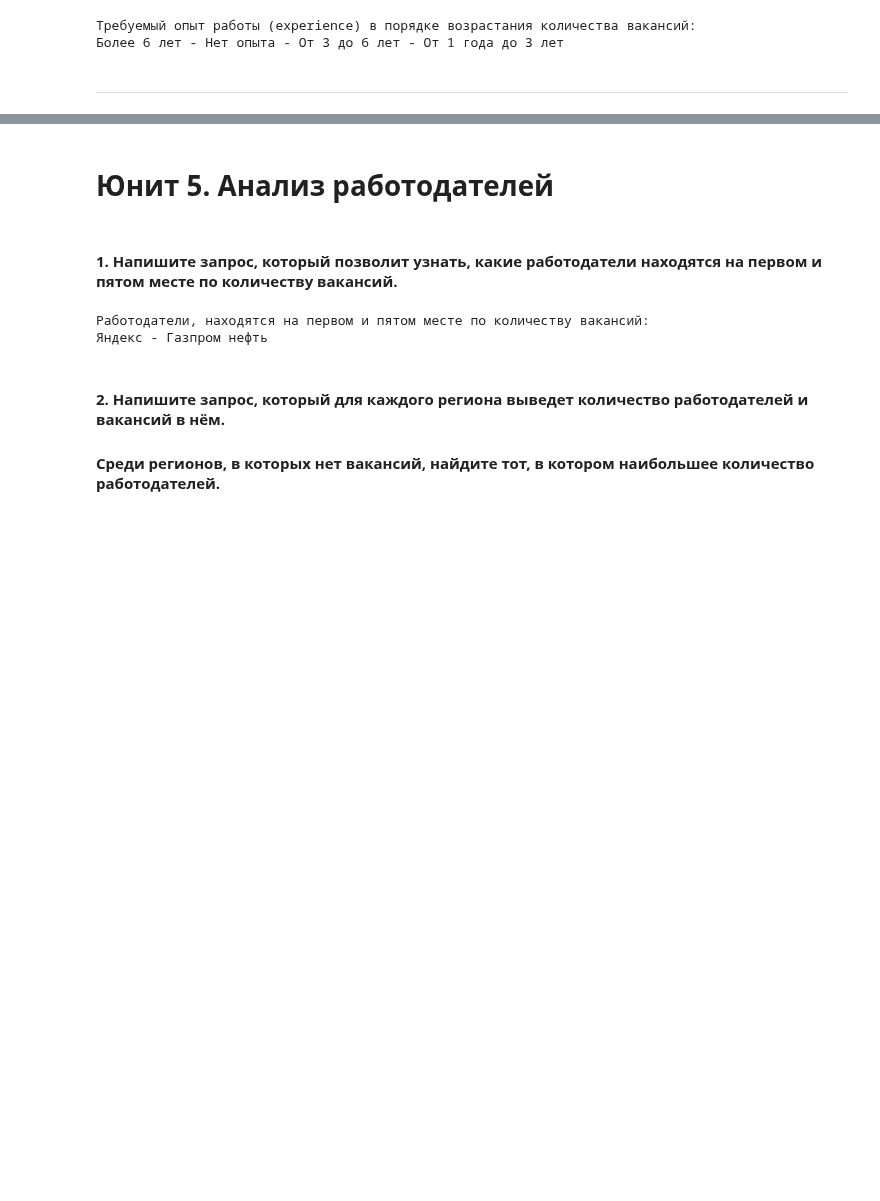
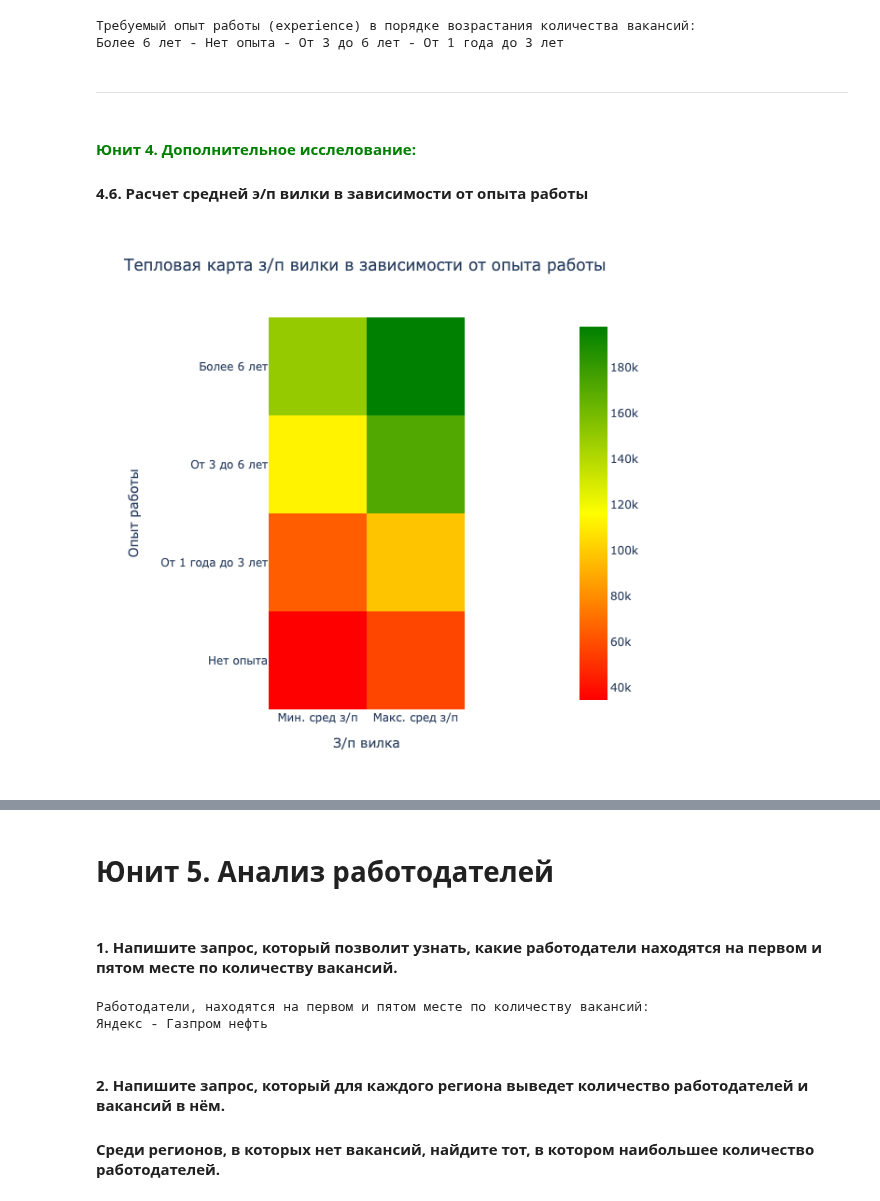
Before and after one commit to Novkozinin/SF_projects, a Jupyter notebook: Project-02_Анализ_вакансий_из_HeadHunter/Project_2_Анализ_вакансий_из_HeadHunter.ipynb, the cells around one changed output, grey strips where cells are left out. Drawn from its saved outputs; the diff is of its cells as text; code cells hidden in the pictures; blank space fills up the shorter version.

```diff
--- a/Project-02_Анализ_вакансий_из_HeadHunter/Project_2_Анализ_вакансий_из_HeadHunter.ipynb
+++ b/Project-02_Анализ_вакансий_из_HeadHunter/Project_2_Анализ_вакансий_из_HeadHunter.ipynb
@@ -244,4 +254,57 @@ print(f"Требуемый опыт работы (experience) в порядке
 Более 6 лет - Нет опыта - От 3 до 6 лет - От 1 года до 3 лет
 # %% [markdown]
 ***
+# %% [markdown]
+#### **<span style=color:green>Юнит 4. Дополнительное исслелование:**
+#### 4.6. Расчет средней э/п вилки в зависимости от опыта работы
+# %%
+# текст запроса
+query_4_6 = f'''
+select
+    experience, -- вывод значений поля 'Требуемый опыт работы'
+    round(avg(salary_from), 0) "Мин. сред з/п", /* расчет средней нижней границы з/п вилки
+        с округлением до целого */
+    round(avg(salary_to), 0) "Макс. сред з/п" /* расчет средней верхней границы з/п вилки
+        с округлением до целого */
+from vacancies
+group by experience
+order by "Мин. сред з/п" desc,  "Макс. сред з/п" desc
+'''
+# %%
+import plotly
+import plotly.express as px
+
+# результат запроса
+df_4_6 = pd.read_sql_query(query_4_6, connection)
+df_4_6 = df_4_6.set_index('experience')
+# display(df_4_6) # проверка dataframe
+
+# строим диаграмму
+fig_heat = px.imshow(
+    img=df_4_6,
+    origin='upper',
+    color_continuous_scale=['red', 'yellow', 'green'],
+    title='Тепловая карта з/п вилки в зависимости от опыта работы',
+    width=600,
+    height=600
+    )
+
+# добавляем аннотацию
+fig_heat.update_traces(
+    hoverongaps=False,
+    hovertemplate="Опыт работы: %{y}"
+                  "<br>Уровень з/п: %{x}"
+                  "<br>З/п(сред): %{z}<extra></extra>"
+    )
+
+# добавляем титулы осей
+fig_heat.update_layout(
+    xaxis_title='З/п вилка',
+    yaxis_title='Опыт работы'
+)
+# отображаем тепловую карту
+fig_heat.show('png')
+# fig_heat.show()
+# %% [output]
+[figure, added]
 # %% [markdown]
```
Also changed, not shown: parts of 13 cells of this notebook.
